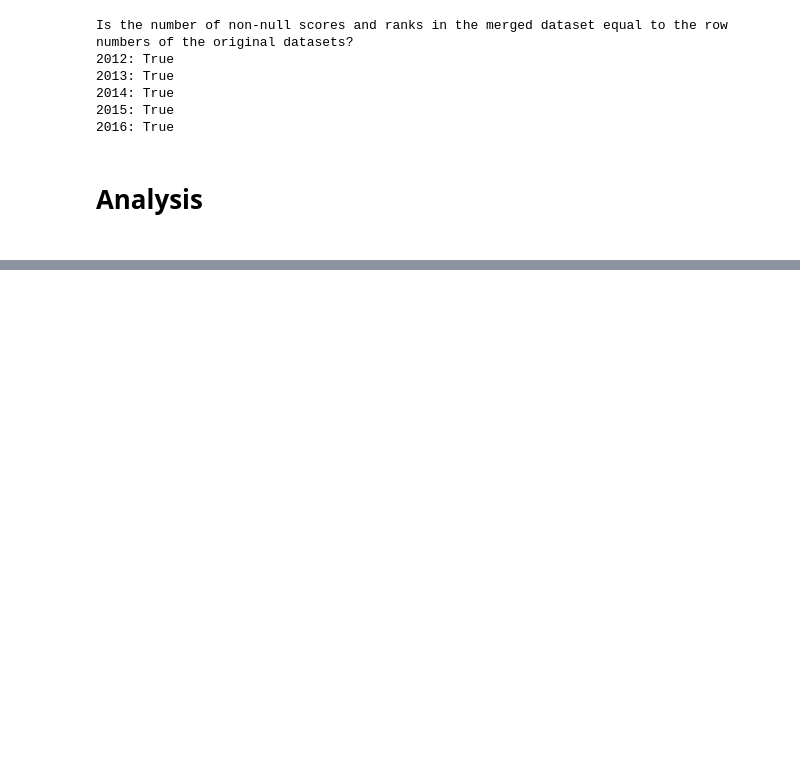
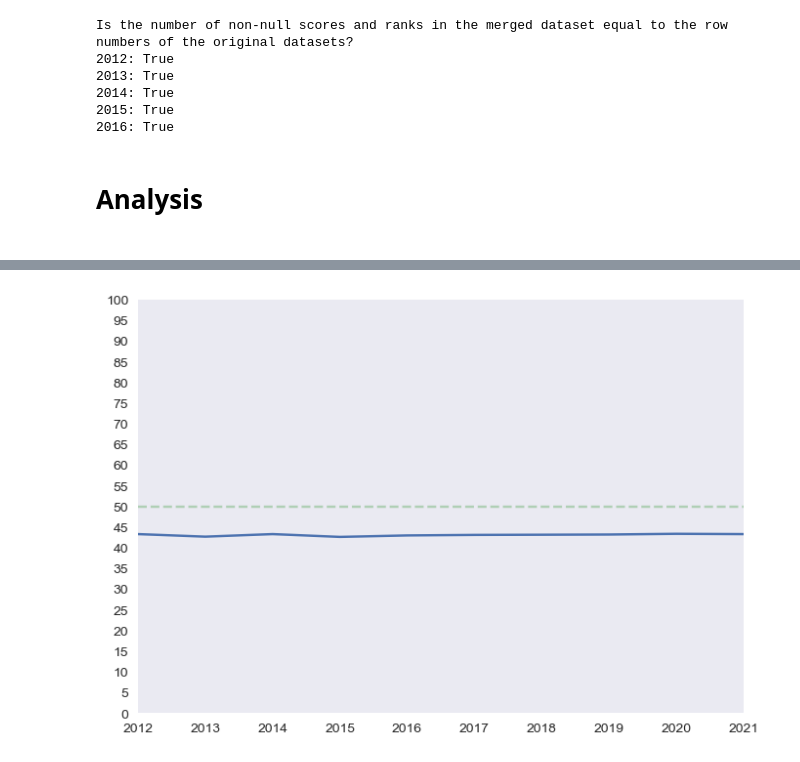
Before and after one commit to wanzulfikri/cpi_analysis, a Jupyter notebook: CPI 2012-2021.ipynb, the cells around one changed output, grey strips where cells are left out. Cells and saved outputs as stored; diff of their text form; code cells hidden in the pictures; blank space fills up the shorter version.

```diff
--- a/CPI 2012-2021.ipynb
+++ b/CPI 2012-2021.ipynb
@@ -1001,0 +715,7 @@ world[world["NAME_EN"].str.match(".*T.*")]
+# %%
+# We can drop the countries that failed to merge and merge them again individually
+map_cpi = map_cpi.drop(index=[254,255,256,257])
+
+# map_cpi[map_cpi["NAME_EN"].str.match(r".*(Norway)|(Kosovo)|(France)")]
+# Verify drop
+map_cpi[map_cpi["geometry"].isnull()]
@@ -1001,0 +797,6 @@ world[world["NAME_EN"].str.match(".*T.*")]
+# %%
+cpi_cols = [col_name for col_name in col_names if 'CPI' in col_name]
+
+score_means = CPI.describe()[cpi_cols].loc['mean',:]
+score_means = score_means.rename(lambda x: int(x.replace("CPI score", "")))
+score_means
@@ -1001,0 +835,14 @@ world[world["NAME_EN"].str.match(".*T.*")]
+# %%
+plt.style.use('seaborn-v0_8')
+plt.plot(score_means)
+plt.xlim(2012,2021)
+plt.ylim(0,100)
+plt.yticks(range(0,101,5))
+# Transparency International's average worldwide CPI score goal
+plt.axhline(50, color='green', alpha=0.25, linestyle='--')
+
+plt.grid(False)
+
+plt.show()
+# %% [output]
+[figure, added]
```
Also changed, not shown: parts of 40 cells of this notebook.
